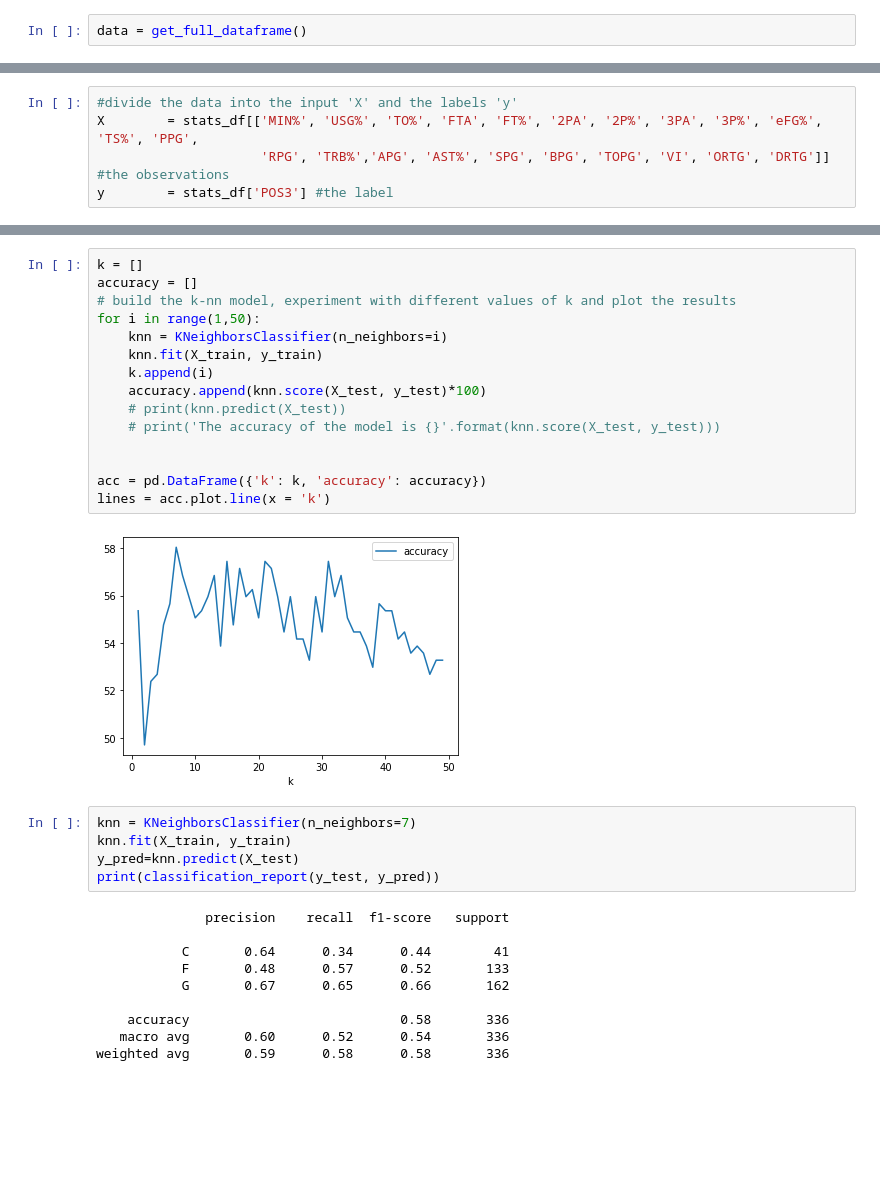
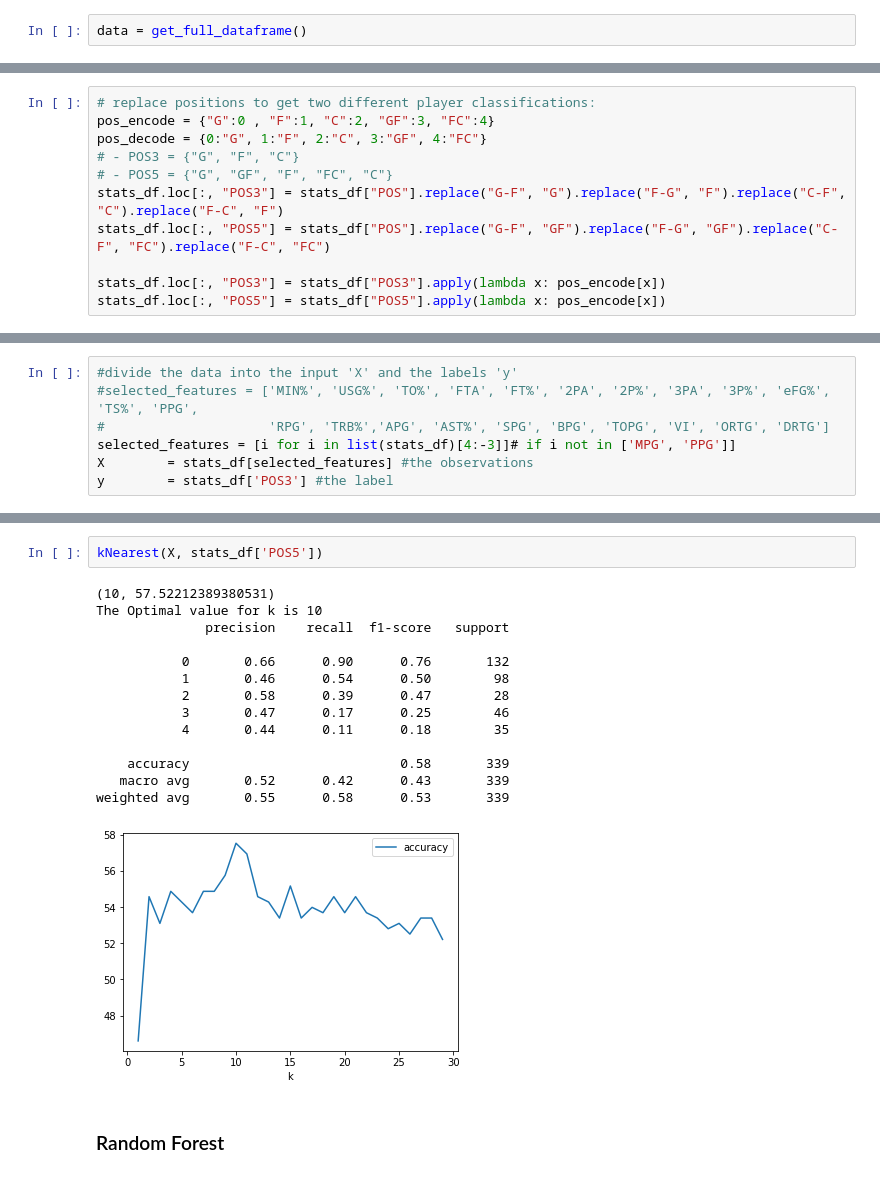
Before and after one commit to bonyejekwe/Basketball_Position_Predictor, a Jupyter notebook: Prediction_Model.ipynb, the cells around one changed output, grey strips where cells are left out. Drawn from its saved outputs; the diff is of its cells as text; blank space fills up the shorter version.

```diff
--- a/Prediction_Model.ipynb
+++ b/Prediction_Model.ipynb
@@ -125,0 +61,11 @@ stats_df.describe()
+# %%
+# replace positions to get two different player classifications:
+pos_encode = {"G":0 , "F":1, "C":2, "GF":3, "FC":4}
+pos_decode = {0:"G", 1:"F", 2:"C", 3:"GF", 4:"FC"}
+# - POS3 = {"G", "F", "C"}
+# - POS5 = {"G", "GF", "F", "FC", "C"}
+stats_df.loc[:, "POS3"] = stats_df["POS"].replace("G-F", "G").replace("F-G", "F").replace("C-F", "C").replace("F-C", "F")
+stats_df.loc[:, "POS5"] = stats_df["POS"].replace("G-F", "GF").replace("F-G", "GF").replace("C-F", "FC").replace("F-C", "FC")
+
+stats_df.loc[:, "POS3"] = stats_df["POS3"].apply(lambda x: pos_encode[x])
+stats_df.loc[:, "POS5"] = stats_df["POS5"].apply(lambda x: pos_encode[x])
@@ -146,5 +154,7 @@ memory usage: 288.5+ KB
 # %%
 #divide the data into the input 'X' and the labels 'y'
-X        = stats_df[['MIN%', 'USG%', 'TO%', 'FTA', 'FT%', '2PA', '2P%', '3PA', '3P%', 'eFG%', 'TS%', 'PPG',
-                     'RPG', 'TRB%','APG', 'AST%', 'SPG', 'BPG', 'TOPG', 'VI', 'ORTG', 'DRTG']] #the observations
+#selected_features = ['MIN%', 'USG%', 'TO%', 'FTA', 'FT%', '2PA', '2P%', '3PA', '3P%', 'eFG%', 'TS%', 'PPG',
+#                     'RPG', 'TRB%','APG', 'AST%', 'SPG', 'BPG', 'TOPG', 'VI', 'ORTG', 'DRTG']
+selected_features = [i for i in list(stats_df)[4:-3]]# if i not in ['MPG', 'PPG']]
+X        = stats_df[selected_features] #the observations
 y        = stats_df['POS3'] #the label
@@ -155,33 +211,20 @@ X_train, X_test, y_train, y_test = train_test_split(X,y,test_size=0.3, random_st
 # %%
-k = []
-accuracy = []
-# build the k-nn model, experiment with different values of k and plot the results
-for i in range(1,50):
-    knn = KNeighborsClassifier(n_neighbors=i)
-    knn.fit(X_train, y_train)
-    k.append(i)
-    accuracy.append(knn.score(X_test, y_test)*100)
-    # print(knn.predict(X_test))
-    # print('The accuracy of the model is {}'.format(knn.score(X_test, y_test)))
-
-
-acc = pd.DataFrame({'k': k, 'accuracy': accuracy})
-lines = acc.plot.line(x = 'k')
+kNearest(X, stats_df['POS5'])
 # %% [output]
+(10, 57.52212389380531)
+The Optimal value for k is 10
+              precision    recall  f1-score   support
+
+           0       0.66      0.90      0.76       132
+           1       0.46      0.54      0.50        98
+           2       0.58      0.39      0.47        28
+           3       0.47      0.17      0.25        46
+           4       0.44      0.11      0.18        35
+
+    accuracy                           0.58       339
+   macro avg       0.52      0.42      0.43       339
+weighted avg       0.55      0.58      0.53       339
-[figure, old version]
+[figure, new version]
-# %%
-knn = KNeighborsClassifier(n_neighbors=7)
-knn.fit(X_train, y_train)
-y_pred=knn.predict(X_test)
-print(classification_report(y_test, y_pred))
-# %% [output]
-              precision    recall  f1-score   support
-
-           C       0.64      0.34      0.44        41
-           F       0.48      0.57      0.52       133
-           G       0.67      0.65      0.66       162
-
-    accuracy                           0.58       336
-   macro avg       0.60      0.52      0.54       336
-weighted avg       0.59      0.58      0.58       336
+# %% [markdown]
+### Random Forest
 # %%
```
Also changed, not shown: parts of 31 cells of this notebook.
